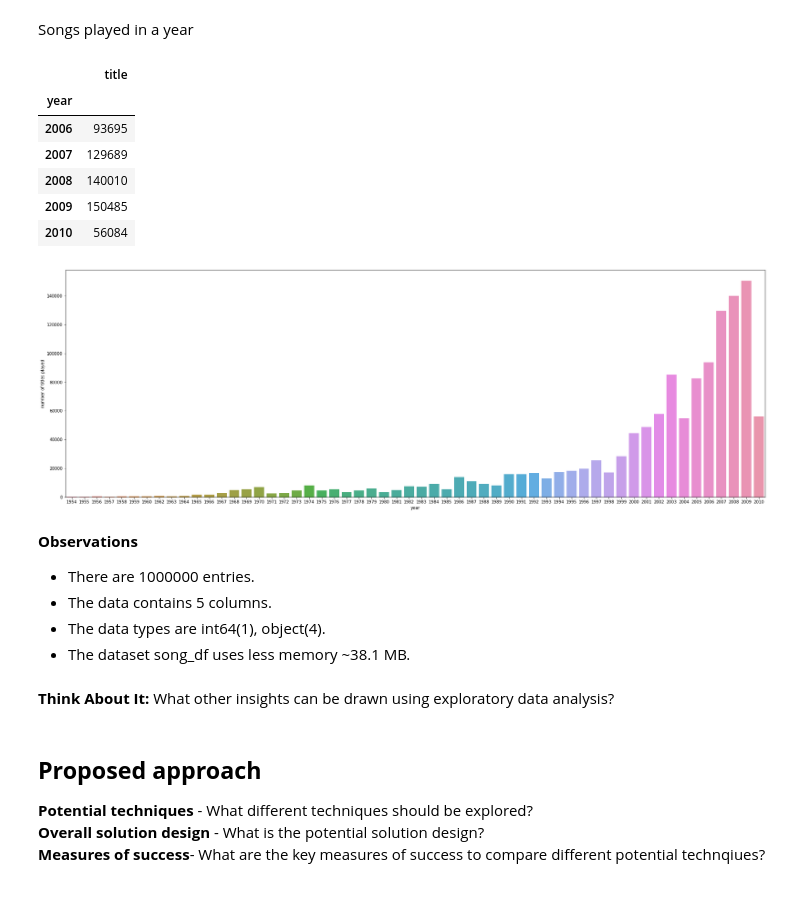
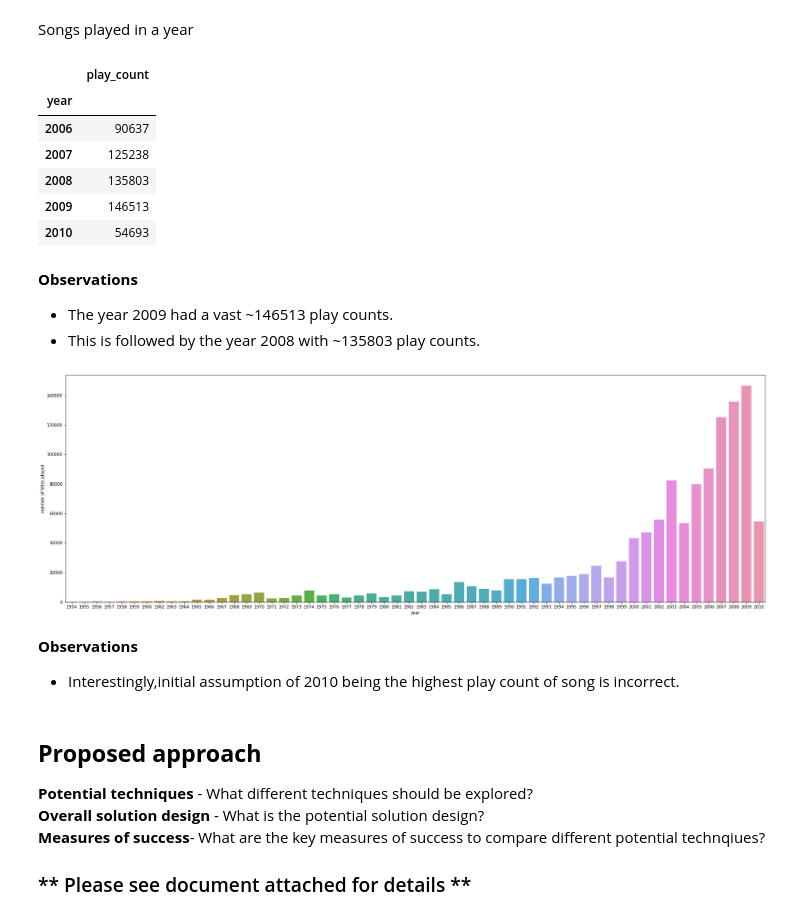
Before and after one commit to mariyaeggs/MIT_AI, a Jupyter notebook: Reference_Notebook_Milestone_1_Recommendation_Systems_Pipenv.ipynb, the cells around one changed output. Drawn from its saved outputs; the diff is of its cells as text; code cells hidden in the pictures.

Commit message:
stage document for sumbission with observations

```diff
--- a/Reference_Notebook_Milestone_1_Recommendation_Systems_Pipenv.ipynb
+++ b/Reference_Notebook_Milestone_1_Recommendation_Systems_Pipenv.ipynb
@@ -884,39 +824,40 @@ Most interacted users
 # %% [markdown]
 Songs played in a year
 # %%
-count_songs = df_final.groupby('year').count()['title']
+count_songs = df_final.groupby('year').count()['play_count']
 count = pd.DataFrame(count_songs)
 count.drop(count.index[0], inplace=True)
 count.tail()
 # %% [output]
-|  | title |
+|  | play_count |
 | year |  |
-| 2006 | 93695 |
-| 2007 | 129689 |
-| 2008 | 140010 |
-| 2009 | 150485 |
-| 2010 | 56084 |
+| 2006 | 90637 |
+| 2007 | 125238 |
+| 2008 | 135803 |
+| 2009 | 146513 |
+| 2010 | 54693 |
+# %% [markdown]
+**Observations**
+- The year 2009	had a vast ~146513 play counts.
+- This is followed by the year 2008 with ~135803 play counts.
 # %%
 plt.figure(figsize=(30,10))
 sns.barplot(x = count.index,
-            y = 'title',
+            y = 'play_count',
             data = count,
             estimator = np.median)
 plt.ylabel('number of titles played')
 # Show the plot
 plt.show()
 # %% [output]
-[figure, old version]
+[figure, new version]
-# %% [markdown]
-**Observations**
-- There are 1000000 entries.
-- The data contains 5 columns.
-- The data types are int64(1), object(4).
-- The dataset song_df uses less memory ~38.1 MB.
-# %% [markdown]
-**Think About It:** What other insights can be drawn using exploratory data analysis?
+# %% [markdown]
+**Observations**
+- Interestingly,initial assumption of 2010 being the highest play count of song is incorrect.
 # %% [markdown]
 ## **Proposed approach**
 **Potential techniques** - What different techniques should be explored?<br>
 **Overall solution design** - What is the potential solution design?<br>
 **Measures of success**- What are the key measures of success to compare different potential technqiues?<br>
+
+### ** Please see document attached for details **
```
Also changed, not shown: parts of 44 cells of this notebook.
